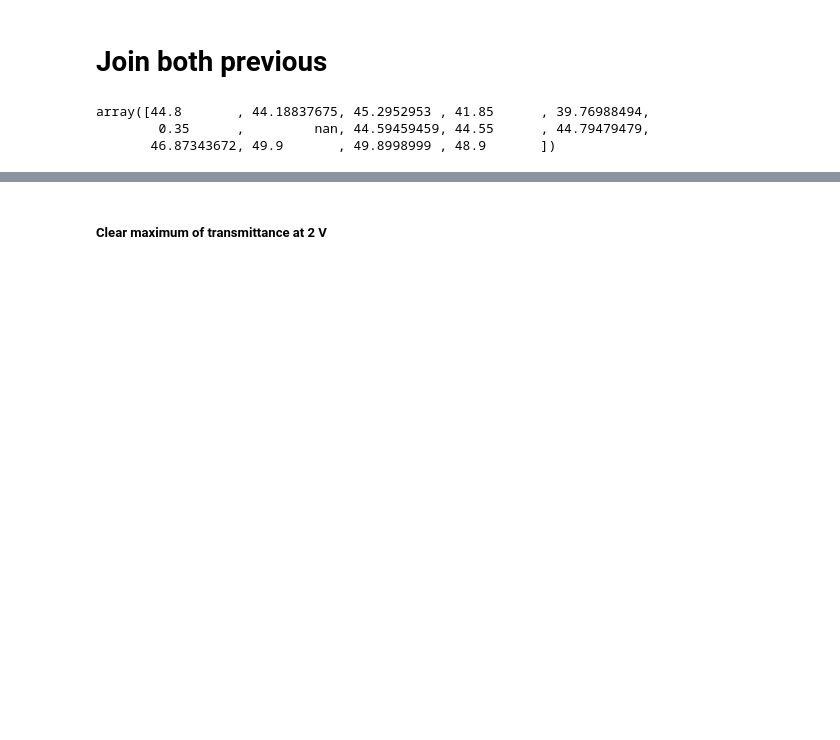
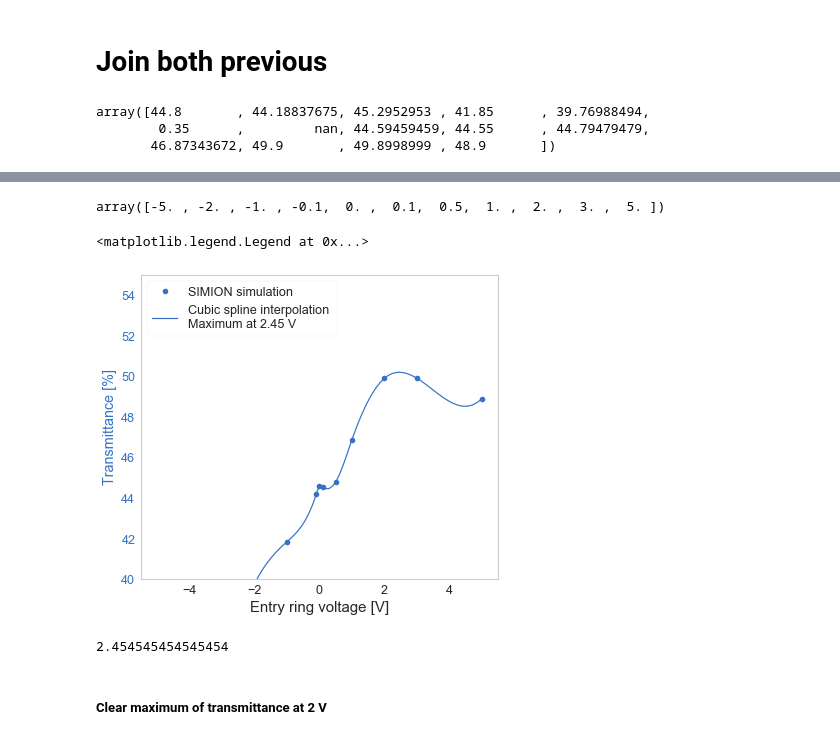
Before and after one commit to proscrite/sabatsw, a Jupyter notebook: simion/sw/simion_in_out_ring_voltages.ipynb, the cells around one changed output, grey strips where cells are left out. Saved outputs shown, nothing was run; the diff lists cells and outputs as text; code cells hidden in the pictures; blank space fills up the shorter version.

```diff
--- a/simion/sw/simion_in_out_ring_voltages.ipynb
+++ b/simion/sw/simion_in_out_ring_voltages.ipynb
@@ -139,7 +141,7 @@ ax2.tick_params(axis='y', labelcolor='r')
 # %% [markdown]
 # Run 3: entry ring V = [0, +0.1, +0.5, +1, +2, +3, +5]
 # %%
-filename2 = "C://Users//Pablo//Desktop//SIMION//quad_nobox_0_25grid//output/ring_voltages_in2.out"
+filename2 = path+"/ring_voltages_in2.out"
 df2 = load_data(filename2)
 df2
 # %% [output]
@@ -208,0 +216,9 @@ ax2.tick_params(axis='y', labelcolor='r')
+# %%
+dfp = pd.DataFrame({'voltage': volt, 'transmittance': av_t})
+dfp.drop(0, inplace=True)
+dfp.drop(2, inplace=True)
+dfp.drop(6, inplace=True)
+
+dfp.sort_values(by='voltage', inplace=True)
+dfp.reset_index(drop=True, inplace=True)
+dfp
@@ -209,2 +238,28 @@ ax2.tick_params(axis='y', labelcolor='r')
+# %%
+dfp.voltage.values
+# %% [output]
+array([-5. , -2. , -1. , -0.1,  0. ,  0.1,  0.5,  1. ,  2. ,  3. ,  5. ])
+# %%
+from scipy.interpolate import interp1d
+
+fig, ax1 = plt.subplots()
+
+ax1.plot(dfp.voltage, dfp.transmittance, 'bo', label='SIMION simulation')
+f1 = interp1d(dfp.voltage.values, dfp.transmittance.values, kind='cubic')
+xnew = np.linspace(-2, 5, 100)
+ax1.plot(xnew, f1(xnew), '-b', label='Cubic spline interpolation \nMaximum at 2.45 V')
+
+ax1.set_xlabel('Entry ring voltage [V]', fontsize=15)
+ax1.set_ylabel('Transmittance [%]', color='b')
+ax1.tick_params(axis='y', labelcolor='b')
+ax1.set_ylim(40,55)
+ax1.legend(loc='upper left')
+# %% [output]
+<matplotlib.legend.Legend at 0x...>
+[figure, added]
+# %%
+xnew[np.argmax(f1(xnew))]
+# %% [output]
+2.454545454545454
 # %% [markdown]
 ##### Clear maximum of transmittance at 2 V
```
Also changed, not shown: parts of 12 cells of this notebook, 4 other files.
